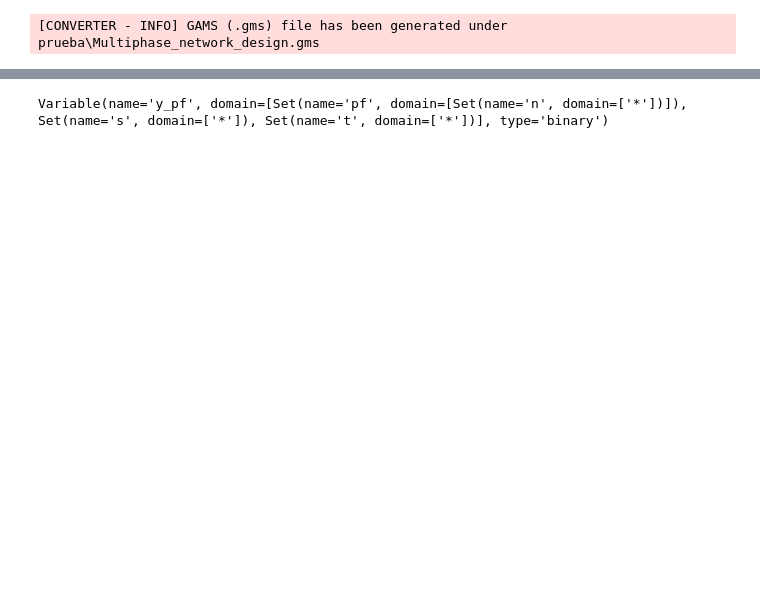
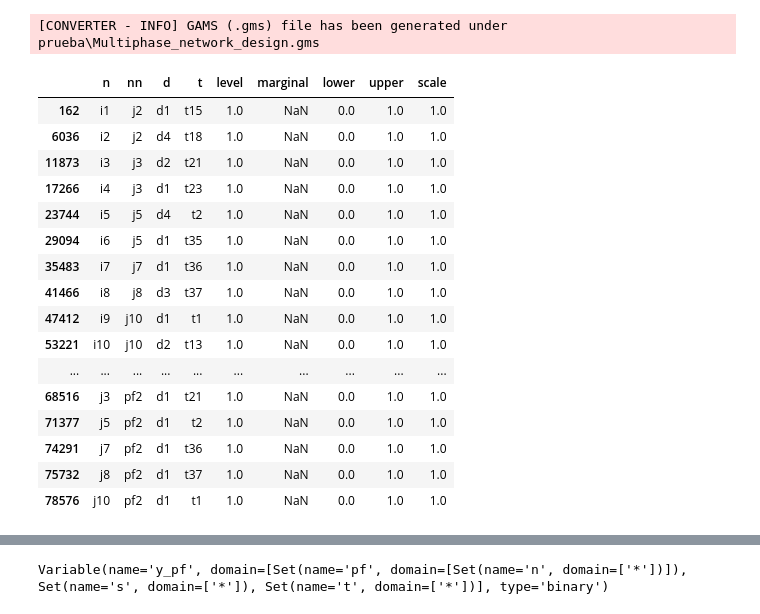
Before and after one commit to DiegoTru-lang/LM_Gathering, a Jupyter notebook: src/notebooks/development.ipynb, the cells around one changed output, grey strips where cells are left out. Cells and saved outputs as stored; diff of their text form; code cells hidden in the pictures; blank space fills up the shorter version.

```diff
--- a/src/notebooks/development.ipynb
+++ b/src/notebooks/development.ipynb
@@ -60,3 +61,24 @@ summary
 model.toGams(path="prueba")
 # %% [output]
 [CONVERTER - INFO] GAMS (.gms) file has been generated under prueba\Multiphase_network_design.gms
+# %%
+df_var = m.m["x_bar"].records
+df_var[df_var["level"] > 0.5]
+# %% [output]
+|  | n | nn | d | t | level | marginal | lower | upper | scale |
+| 162 | i1 | j2 | d1 | t15 | 1.0 | NaN | 0.0 | 1.0 | 1.0 |
+| 6036 | i2 | j2 | d4 | t18 | 1.0 | NaN | 0.0 | 1.0 | 1.0 |
+| 11873 | i3 | j3 | d2 | t21 | 1.0 | NaN | 0.0 | 1.0 | 1.0 |
+| 17266 | i4 | j3 | d1 | t23 | 1.0 | NaN | 0.0 | 1.0 | 1.0 |
+| 23744 | i5 | j5 | d4 | t2 | 1.0 | NaN | 0.0 | 1.0 | 1.0 |
+| 29094 | i6 | j5 | d1 | t35 | 1.0 | NaN | 0.0 | 1.0 | 1.0 |
+| 35483 | i7 | j7 | d1 | t36 | 1.0 | NaN | 0.0 | 1.0 | 1.0 |
+| 41466 | i8 | j8 | d3 | t37 | 1.0 | NaN | 0.0 | 1.0 | 1.0 |
+| 47412 | i9 | j10 | d1 | t1 | 1.0 | NaN | 0.0 | 1.0 | 1.0 |
+| 53221 | i10 | j10 | d2 | t13 | 1.0 | NaN | 0.0 | 1.0 | 1.0 |
+| ... | ... | ... | ... | ... | ... | ... | ... | ... | ... |
+| 68516 | j3 | pf2 | d1 | t21 | 1.0 | NaN | 0.0 | 1.0 | 1.0 |
+| 71377 | j5 | pf2 | d1 | t2 | 1.0 | NaN | 0.0 | 1.0 | 1.0 |
+| 74291 | j7 | pf2 | d1 | t36 | 1.0 | NaN | 0.0 | 1.0 | 1.0 |
+| 75732 | j8 | pf2 | d1 | t37 | 1.0 | NaN | 0.0 | 1.0 | 1.0 |
+| 78576 | j10 | pf2 | d1 | t1 | 1.0 | NaN | 0.0 | 1.0 | 1.0 |
```
Also changed, not shown: parts of 8 cells of this notebook, 1 other file.
